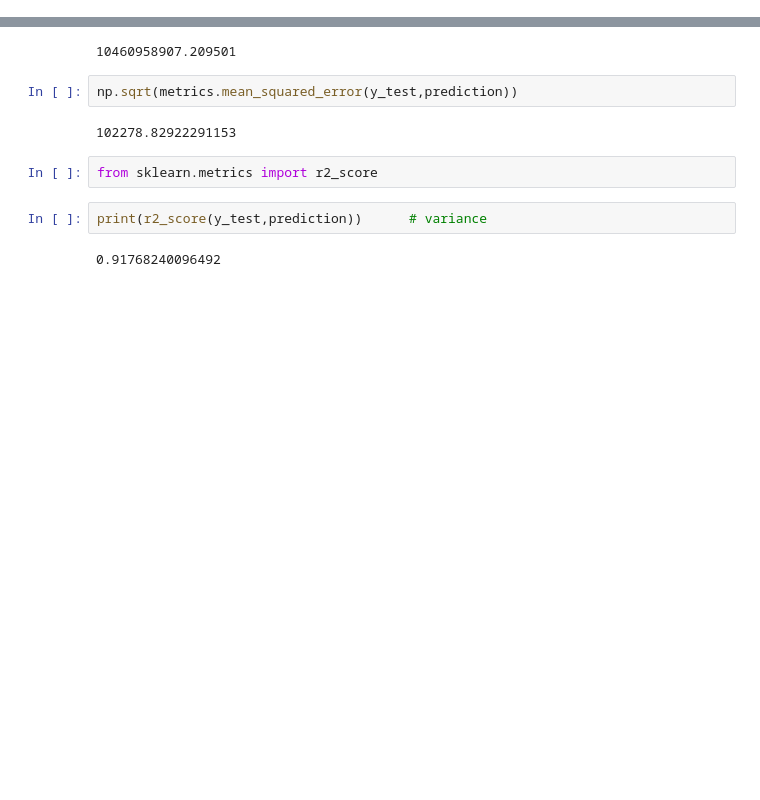
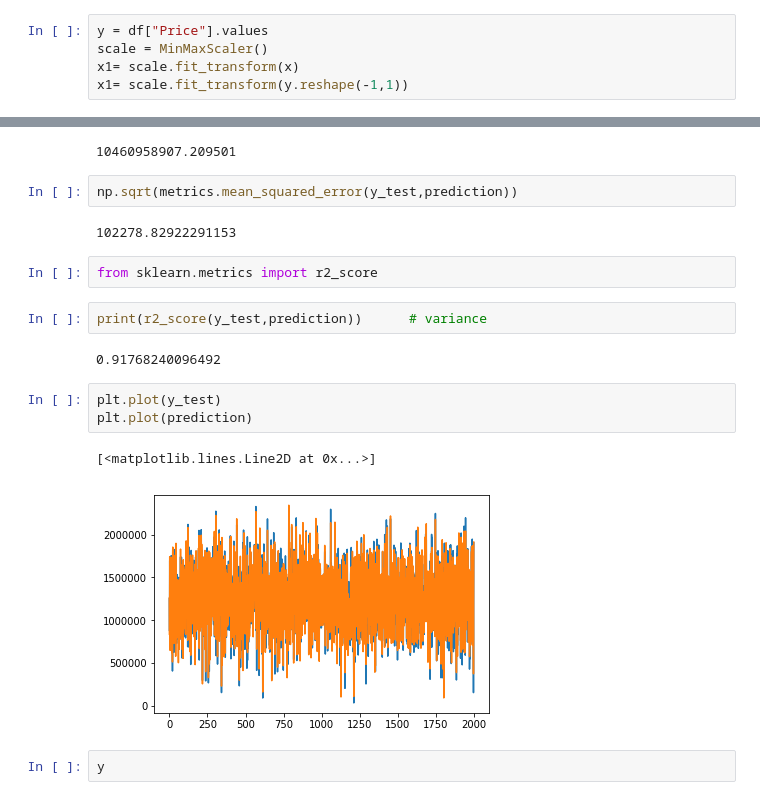
Before and after one commit to aayushrai/Machine-learning, a Jupyter notebook: linear_regression/sklearn_linear_regression.ipynb, the cells around one changed output, grey strips where cells are left out. Cells and saved outputs as stored; diff of their text form; blank space fills up the shorter version.

```diff
--- a/linear_regression/sklearn_linear_regression.ipynb
+++ b/linear_regression/sklearn_linear_regression.ipynb
@@ -69,3 +68,8 @@ y = df["Price"]
+# %%
+y = df["Price"].values
+scale = MinMaxScaler()
+x1= scale.fit_transform(x)
+x1= scale.fit_transform(y.reshape(-1,1))
 # %%
 from sklearn.model_selection import train_test_split
 
@@ -118,3 +122,11 @@ from sklearn.metrics import r2_score
 print(r2_score(y_test,prediction))      # variance
 # %% [output]
 0.91768240096492
+# %%
+plt.plot(y_test)
+plt.plot(prediction)
+# %% [output]
+[<matplotlib.lines.Line2D at 0x...>]
+[figure, added]
+# %%
+y
```
Also changed, not shown: parts of 2 cells of this notebook.
